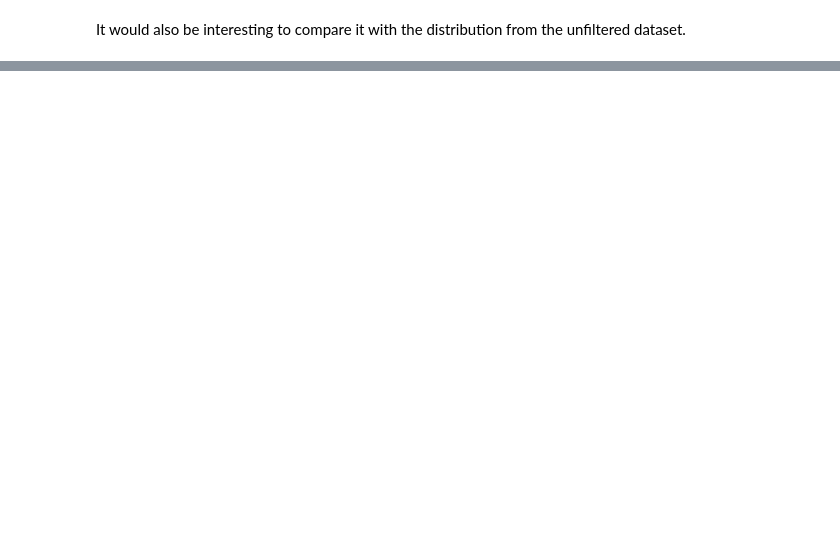
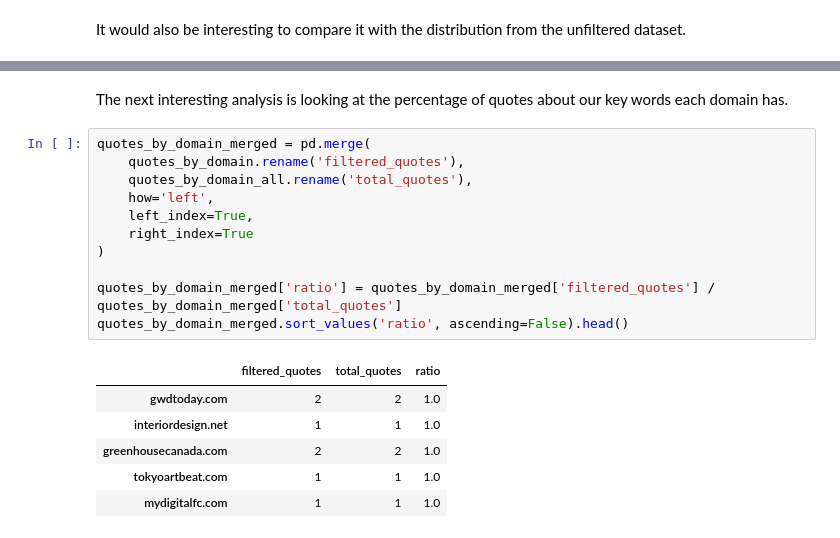
Before and after one commit to epfl-ada/ada-2021-project-nameerror, a Jupyter notebook: notebooks/Romain_playbook.ipynb, the cells around one changed output, grey strips where cells are left out. Saved outputs shown, nothing was run; the diff lists cells and outputs as text; blank space fills up the shorter version.

Commit message:
Playing with flair and adding more analysis + processing

```diff
--- a/notebooks/romain_playbook.ipynb
+++ b/notebooks/Romain_playbook.ipynb
@@ -273,0 +289,20 @@ Name: urls, dtype: int64
+# %% [markdown]
+The next interesting analysis is looking at the percentage of quotes about our key words each domain has.
+# %%
+quotes_by_domain_merged = pd.merge(
+    quotes_by_domain.rename('filtered_quotes'),
+    quotes_by_domain_all.rename('total_quotes'),
+    how='left',
+    left_index=True,
+    right_index=True
+)
+
+quotes_by_domain_merged['ratio'] = quotes_by_domain_merged['filtered_quotes'] / quotes_by_domain_merged['total_quotes']
+quotes_by_domain_merged.sort_values('ratio', ascending=False).head()
+# %% [output]
+|  | filtered_quotes | total_quotes | ratio |
+| gwdtoday.com | 2 | 2 | 1.0 |
+| interiordesign.net | 1 | 1 | 1.0 |
+| greenhousecanada.com | 2 | 2 | 1.0 |
+| tokyoartbeat.com | 1 | 1 | 1.0 |
+| mydigitalfc.com | 1 | 1 | 1.0 |
```
Also changed, not shown: parts of 11 cells of this notebook, 1 other file.
